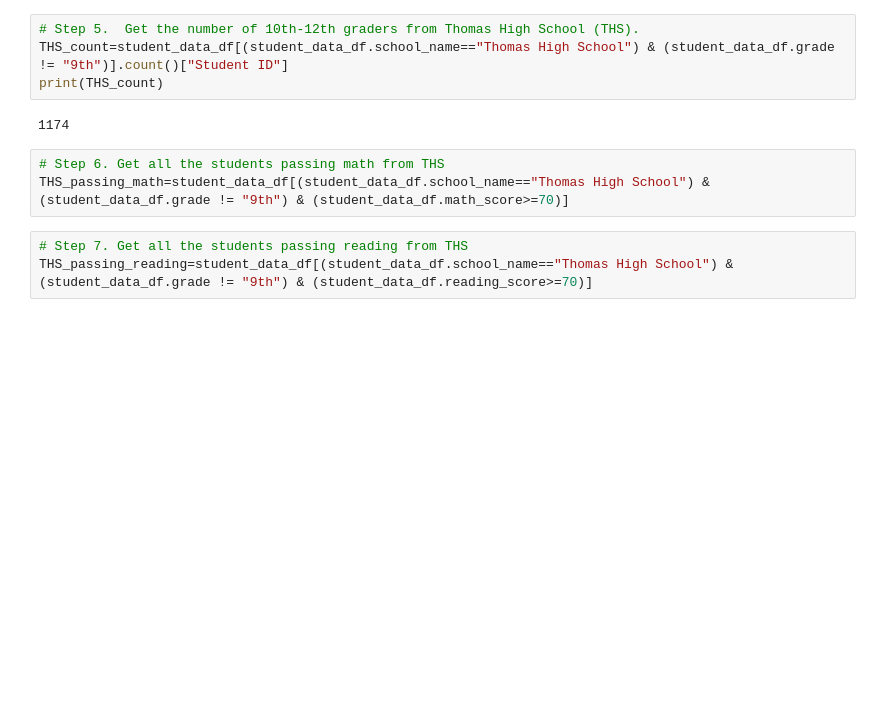
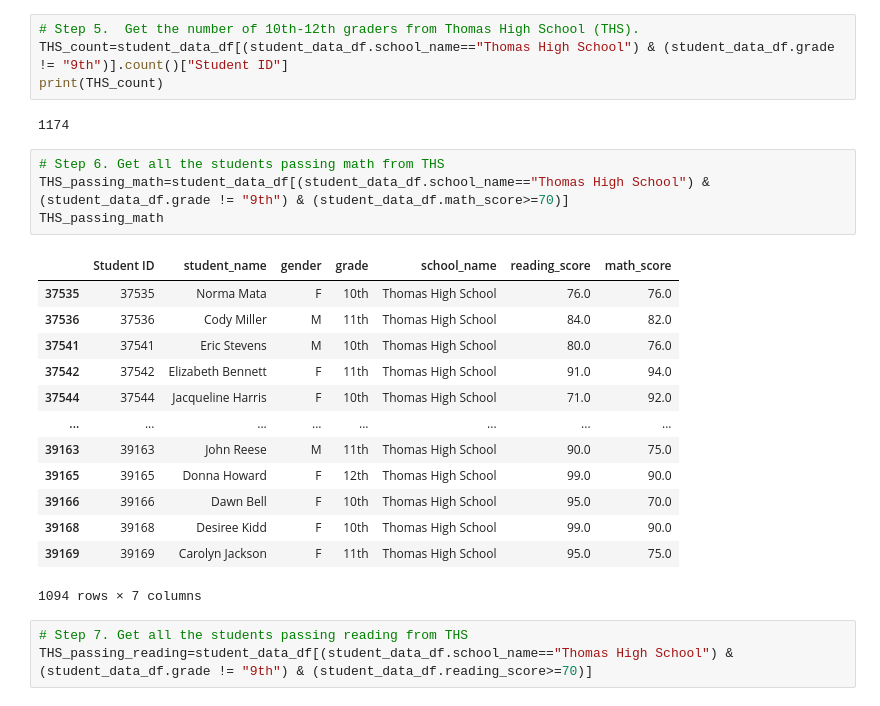
Before and after one commit to sebcampos/School_District_Analysis, a Jupyter notebook: PyCitySchools_Challenge.ipynb, the cells around one changed output. Drawn from its saved outputs; the diff is of its cells as text; blank space fills up the shorter version.

```diff
--- a/PyCitySchools_Challenge.ipynb
+++ b/PyCitySchools_Challenge.ipynb
@@ -239,6 +252,21 @@ print(THS_count)
 # %%
 # Step 6. Get all the students passing math from THS
 THS_passing_math=student_data_df[(student_data_df.school_name=="Thomas High School") & (student_data_df.grade != "9th") & (student_data_df.math_score>=70)]
+THS_passing_math
+# %% [output]
+|  | Student ID | student_name | gender | grade | school_name | reading_score | math_score |
+| 37535 | 37535 | Norma Mata | F | 10th | Thomas High School | 76.0 | 76.0 |
+| 37536 | 37536 | Cody Miller | M | 11th | Thomas High School | 84.0 | 82.0 |
+| 37541 | 37541 | Eric Stevens | M | 10th | Thomas High School | 80.0 | 76.0 |
+| 37542 | 37542 | Elizabeth Bennett | F | 11th | Thomas High School | 91.0 | 94.0 |
+| 37544 | 37544 | Jacqueline Harris | F | 10th | Thomas High School | 71.0 | 92.0 |
+| ... | ... | ... | ... | ... | ... | ... | ... |
+| 39163 | 39163 | John Reese | M | 11th | Thomas High School | 90.0 | 75.0 |
+| 39165 | 39165 | Donna Howard | F | 12th | Thomas High School | 99.0 | 90.0 |
+| 39166 | 39166 | Dawn Bell | F | 10th | Thomas High School | 95.0 | 70.0 |
+| 39168 | 39168 | Desiree Kidd | F | 10th | Thomas High School | 99.0 | 90.0 |
+| 39169 | 39169 | Carolyn Jackson | F | 11th | Thomas High School | 95.0 | 75.0 |
+1094 rows × 7 columns
 # %%
 # Step 7. Get all the students passing reading from THS
 THS_passing_reading=student_data_df[(student_data_df.school_name=="Thomas High School") & (student_data_df.grade != "9th") & (student_data_df.reading_score>=70)]
```
Also changed, not shown: parts of 8 cells of this notebook, 1 other file.
